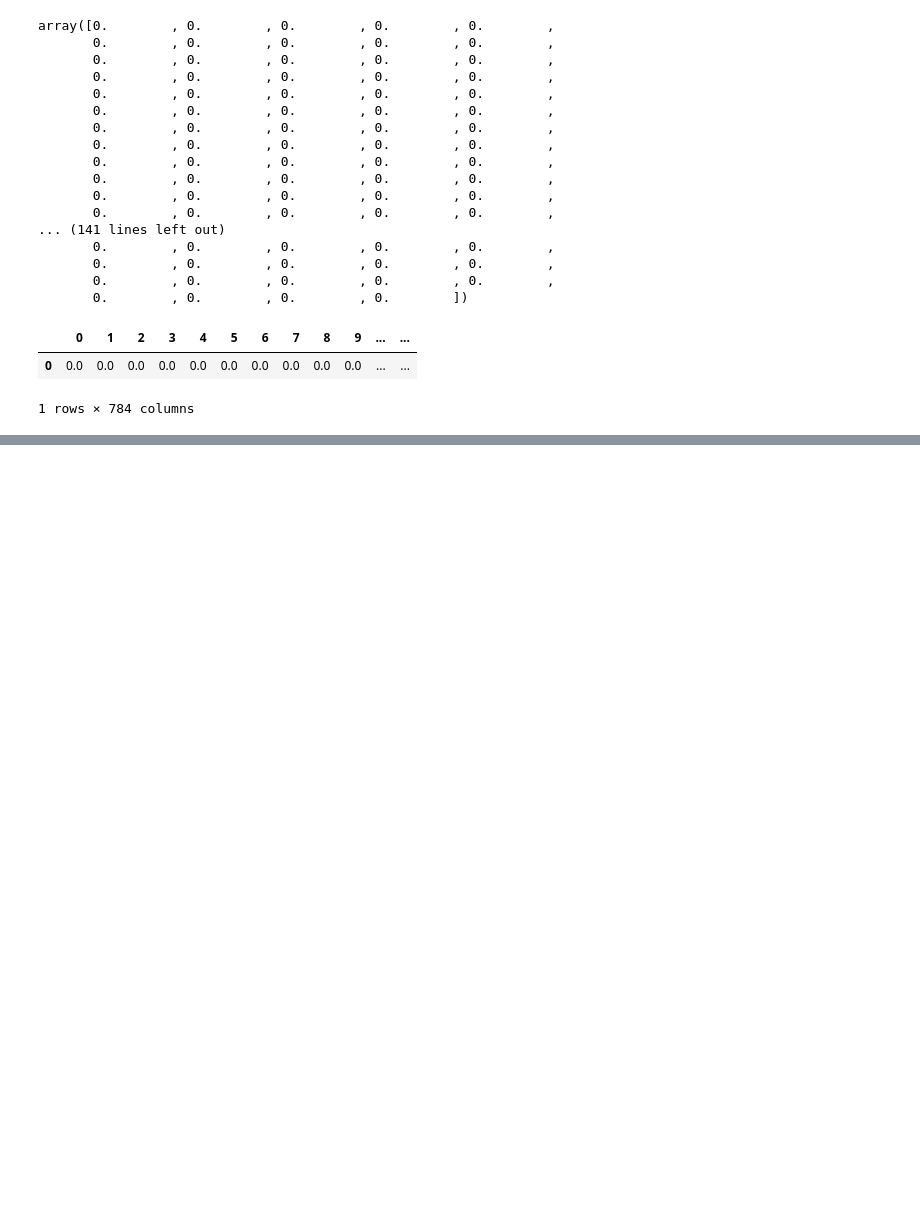
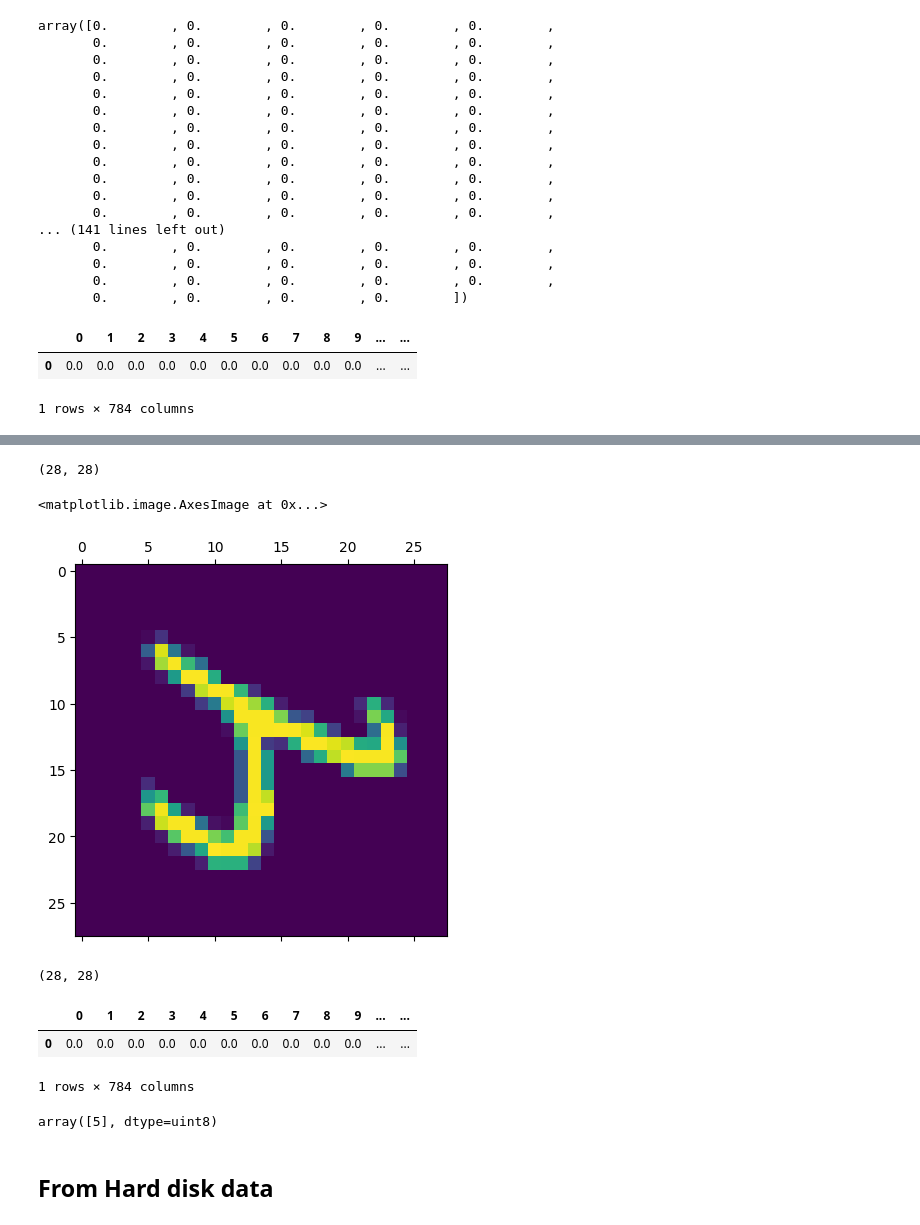
Before and after one commit to jewelnu/KNN_digits_rcognition, a Jupyter notebook: KNN_digit_OCR.ipynb, the cells around one changed output, grey strips where cells are left out. Cells and saved outputs as stored; diff of their text form; code cells hidden in the pictures; blank space fills up the shorter version.

```diff
--- a/KNN_digit_OCR.ipynb
+++ b/KNN_digit_OCR.ipynb
@@ -168,0 +176,18 @@ array([9], dtype=uint8)
+# %%
+X_test[6].shape
+# %% [output]
+(28, 28)
+# %%
+h,w = X_test[6].shape[:2]
+center = (w/2,h/2)
+mat = cv2.getRotationMatrix2D(center, 90, 1)
+rotimg = cv2.warpAffine(X_test[6], mat, (h, w))
+# %%
+plt.matshow(rotimg)
+# %% [output]
+<matplotlib.image.AxesImage at 0x...>
+[figure, added]
+# %%
+rotimg.shape
+# %% [output]
+(28, 28)
@@ -168,0 +196,13 @@ array([9], dtype=uint8)
+# %%
+df = pd.DataFrame(rotimg)
+df
+# %% [output]
+|  | 0 | 1 | 2 | 3 | 4 | 5 | 6 | 7 | 8 | 9 | ... | ... |
+| 0 | 0.0 | 0.0 | 0.0 | 0.0 | 0.0 | 0.0 | 0.0 | 0.0 | 0.0 | 0.0 | ... | ... |
+1 rows × 784 columns
+# %%
+KNN.predict(df)
+# %% [output]
+array([5], dtype=uint8)
+# %% [markdown]
+<h2>From Hard disk data</h2>
```
Also changed, not shown: parts of 24 cells of this notebook, 2 other files.
